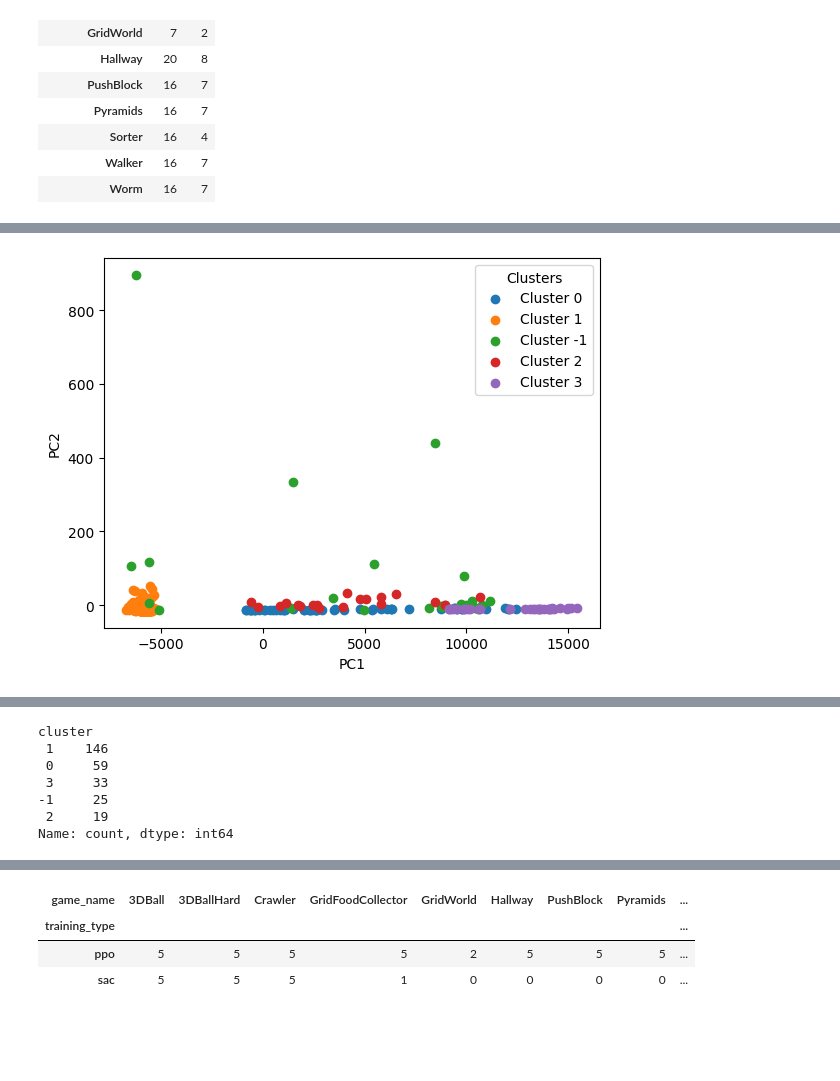
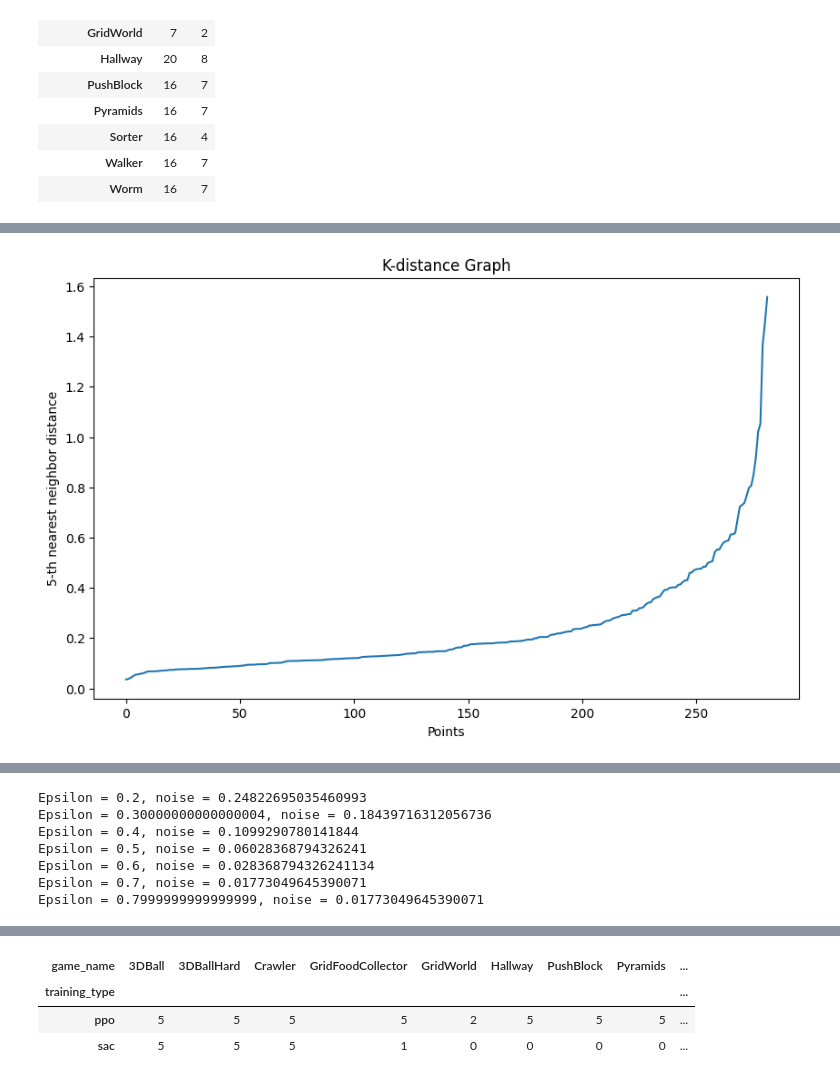
Before and after one commit to Ninjagoat73/project2-1_group15, a Jupyter notebook: data-analysis/RQ5/kmeans.ipynb, the cells around one changed output, grey strips where cells are left out. Saved outputs shown, nothing was run; the diff lists cells and outputs as text; code cells hidden in the pictures; blank space fills up the shorter version.

Commit message:
Added proper search for epsilon value for DBSCAN

```diff
--- a/data-analysis/RQ5/kmeans.ipynb
+++ b/data-analysis/RQ5/kmeans.ipynb
@@ -183,7 +207,7 @@ def get_scaled_df_and_np(X_sanitized : pd.DataFrame) -> tuple[pd.DataFrame, np.n
     scaler = RobustScaler()
     X_log = X_sanitized.copy()
     X_log["time_per_1000_steps_sec"] = np.log1p(X_log["time_per_1000_steps_sec"])
-    X_log["mean_ram_used_mb"] = np.log1p(X_log["mean_ram_used_mb"])
+    # X_log["mean_ram_used_mb"] = np.log1p(X_log["mean_ram_used_mb"])
     X_scaled_as_array = scaler.fit_transform(X_log)
     X_scaled = pd.DataFrame(
         X_scaled_as_array,
@@ -474,22 +542,22 @@ cluster
 Name: count, dtype: int64
 # %%
-from sklearn.cluster import DBSCAN
 X_sanitized_dbscan, df_sanitized_dbscan = get_sanitized_and_subsampled_features_and_org_df(df)
 X_scaled_dbscan, X_scaled_as_array_dbscan = get_scaled_df_and_np(X_sanitized_dbscan)
 
-dbscan = DBSCAN(eps = 0.4, min_samples = 5)
-labels = dbscan.fit_predict(X_scaled_as_array_dbscan)
-X_sanitized_dbscan["cluster"] = labels
-df_sanitized_dbscan["cluster"] = labels
-show_clustered(X_sanitized_dbscan)
-
-cluster_dbscan_summary = (
-    X_sanitized_dbscan
-    .groupby("cluster")[feature_cols]
-    .agg(["mean", "std", "min", "max"])
-)
-
-display(cluster_dbscan_summary)
-X_sanitized_dbscan["cluster"].value_counts()
+from sklearn.neighbors import NearestNeighbors
+# Function to plot k-distance graph
+def plot_k_distance_graph(X, k):
+    neigh = NearestNeighbors(n_neighbors=k)
+    neigh.fit(X_scaled_dbscan)
+    distances, _ = neigh.kneighbors(X_scaled_dbscan)
+    distances = np.sort(distances[:, k-1])
+    plt.figure(figsize=(10, 6))
+    plt.plot(distances)
+    plt.xlabel('Points')
+    plt.ylabel(f'{k}-th nearest neighbor distance')
+    plt.title('K-distance Graph')
+    plt.show()
+# Plot k-distance graph
+plot_k_distance_graph(X, k=5)
 # %% [output]
-[figure, old version]
+[figure, new version]
@@ -504,7 +564,23 @@ X_sanitized_dbscan["cluster"].value_counts()
-cluster
- 1    146
- 0     59
- 3     33
--1     25
- 2     19
-Name: count, dtype: int64
+# %%
+from sklearn.cluster import DBSCAN
+
+def get_noise_from_eps_range(X_scaled_as_array_dbscan, eps_start, eps_end, eps_interval = 0.1) -> dict:
+    noise_dict = {}
+    eps_curr = eps_start
+    while(eps_curr <= eps_end):
+        dbscan = DBSCAN(eps = eps_curr, min_samples = 5)
+        labels = dbscan.fit_predict(X_scaled_as_array_dbscan)
+        noise_dict[eps_curr] = np.sum(labels == -1)/len(labels)
+        eps_curr+=eps_interval
+    return noise_dict
+
+for k, v in get_noise_from_eps_range(X_scaled_as_array_dbscan, 0.2, 0.8).items():
+    print(f"Epsilon = {k}, noise = {v}")
+# %% [output]
+Epsilon = 0.2, noise = 0.24822695035460993
+Epsilon = 0.30000000000000004, noise = 0.18439716312056736
+Epsilon = 0.4, noise = 0.1099290780141844
+Epsilon = 0.5, noise = 0.06028368794326241
+Epsilon = 0.6, noise = 0.028368794326241134
+Epsilon = 0.7, noise = 0.01773049645390071
+Epsilon = 0.7999999999999999, noise = 0.01773049645390071
```
Also changed, not shown: parts of 23 cells of this notebook.
